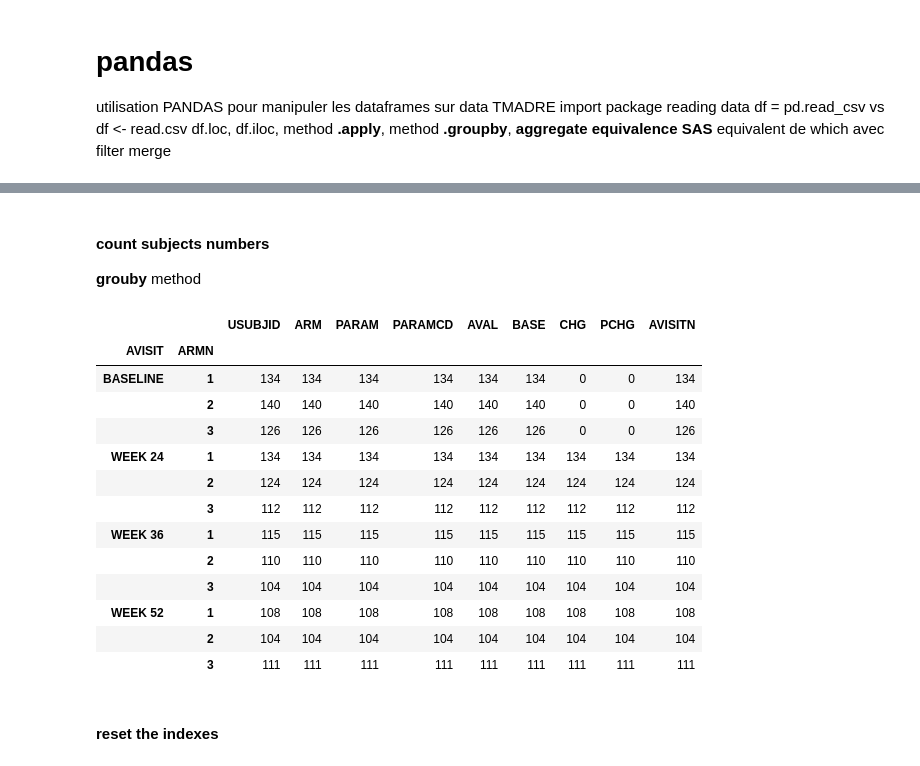
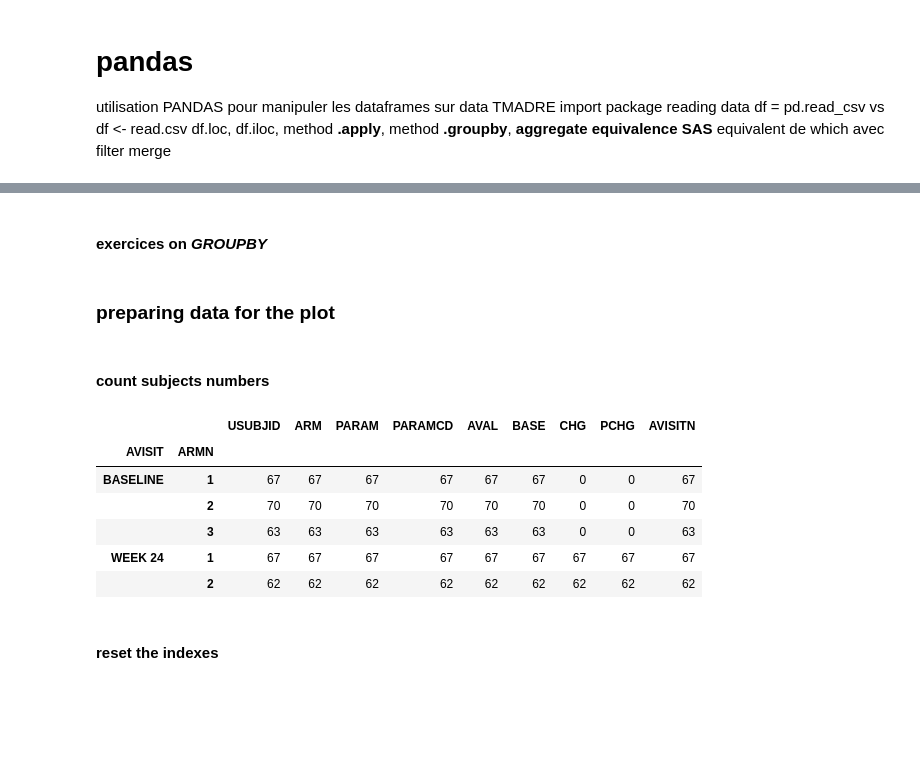
Before and after one commit to SophieRa/Formation-PYTHON, a Jupyter notebook: course_1.ipynb, the cells around one changed output, grey strips where cells are left out. Drawn from its saved outputs; the diff is of its cells as text; code cells hidden in the pictures; blank space fills up the shorter version.

```diff
--- a/course_1.ipynb
+++ b/course_1.ipynb
@@ -148,0 +203,2 @@ TMadre.head()
+# %%
+index_score1 = TMadre['PARAM'] =='Score 1'
@@ -148,0 +230,2 @@ TMadre.head()
+# %%
+TMadre_score1 = TMadre.loc[index_score1,:]
@@ -149,23 +377,19 @@ TMadre.head()
+# %% [markdown]
+#### exercices on *GROUPBY*
+# %% [markdown]
+### preparing data for the plot
 # %% [markdown]
 #### count subjects numbers
-**grouby** method
 # %%
-stats_1 = TMadre.groupby(['AVISIT', 'ARMN']).count()
-stats_1
+stats_1 = TMadre_score1.groupby(['AVISIT', 'ARMN']).count()
+stats_1.head()
 # %% [output]
 |  |  | USUBJID | ARM | PARAM | PARAMCD | AVAL | BASE | CHG | PCHG | AVISITN |
 | AVISIT | ARMN |  |  |  |  |  |  |  |  |  |
-| BASELINE | 1 | 134 | 134 | 134 | 134 | 134 | 134 | 0 | 0 | 134 |
-|  | 2 | 140 | 140 | 140 | 140 | 140 | 140 | 0 | 0 | 140 |
-|  | 3 | 126 | 126 | 126 | 126 | 126 | 126 | 0 | 0 | 126 |
-| WEEK 24 | 1 | 134 | 134 | 134 | 134 | 134 | 134 | 134 | 134 | 134 |
-|  | 2 | 124 | 124 | 124 | 124 | 124 | 124 | 124 | 124 | 124 |
-|  | 3 | 112 | 112 | 112 | 112 | 112 | 112 | 112 | 112 | 112 |
-| WEEK 36 | 1 | 115 | 115 | 115 | 115 | 115 | 115 | 115 | 115 | 115 |
-|  | 2 | 110 | 110 | 110 | 110 | 110 | 110 | 110 | 110 | 110 |
-|  | 3 | 104 | 104 | 104 | 104 | 104 | 104 | 104 | 104 | 104 |
-| WEEK 52 | 1 | 108 | 108 | 108 | 108 | 108 | 108 | 108 | 108 | 108 |
-|  | 2 | 104 | 104 | 104 | 104 | 104 | 104 | 104 | 104 | 104 |
-|  | 3 | 111 | 111 | 111 | 111 | 111 | 111 | 111 | 111 | 111 |
+| BASELINE | 1 | 67 | 67 | 67 | 67 | 67 | 67 | 0 | 0 | 67 |
+|  | 2 | 70 | 70 | 70 | 70 | 70 | 70 | 0 | 0 | 70 |
+|  | 3 | 63 | 63 | 63 | 63 | 63 | 63 | 0 | 0 | 63 |
+| WEEK 24 | 1 | 67 | 67 | 67 | 67 | 67 | 67 | 67 | 67 | 67 |
+|  | 2 | 62 | 62 | 62 | 62 | 62 | 62 | 62 | 62 | 62 |
 # %% [markdown]
 #### reset the indexes
```
Also changed, not shown: parts of 110 cells of this notebook.
